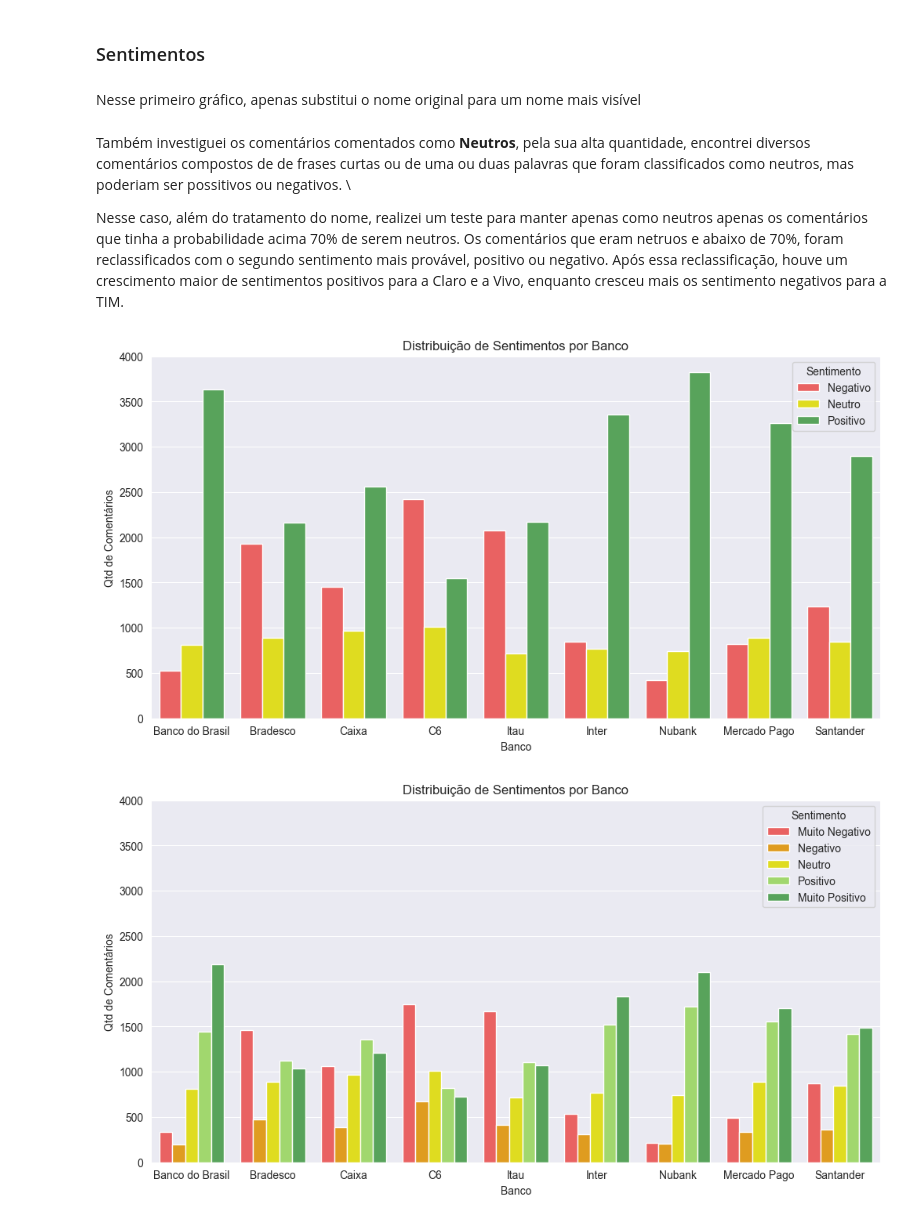
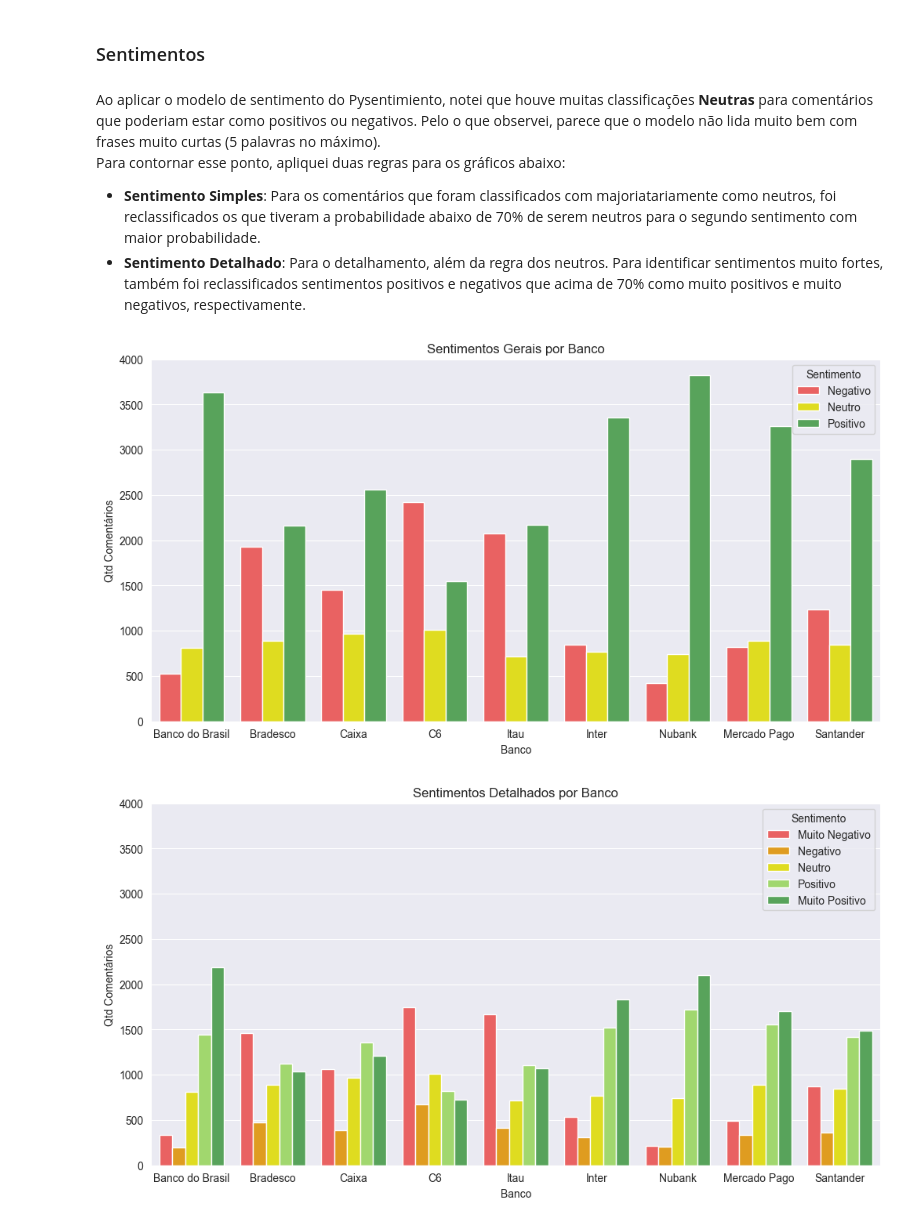
Before and after one commit to PedroReste/analises_e_insights, a Jupyter notebook: sentimentos_e_temas_de_comentarios_de_apps/notebook_bancos.ipynb, the cells around one changed output. Saved outputs shown, nothing was run; the diff lists cells and outputs as text; code cells hidden in the pictures.

```diff
--- a/sentimentos_e_temas_de_comentarios_de_apps/notebook_bancos.ipynb
+++ b/sentimentos_e_temas_de_comentarios_de_apps/notebook_bancos.ipynb
@@ -257,5 +277,3 @@ df.to_csv("comentarios_bancos_processados.csv", index=False)
-# %%
-df = pd.read_csv("comentarios_bancos_processados.csv")
 # %%
 #data início
 print("Data mínima da Banco do Brasil: ", df[df['app']=='Banco do Brasil']['date'].min())
@@ -328,13 +346,11 @@ df_tema
 | 8 | Santander | 5000 | 0.18 |
 # %% [markdown]
 ### Sentimentos
-# %% [markdown]
-Nesse primeiro gráfico, apenas substitui o nome original para um nome mais visível
 # %% [markdown]
-Também investiguei os comentários comentados como **Neutros**, pela sua alta quantidade, encontrei diversos comentários compostos de de frases curtas ou de uma ou duas palavras que foram classificados como neutros, mas poderiam ser possitivos ou negativos. \
-
-Nesse caso, além do tratamento do nome, realizei um teste para manter apenas como neutros apenas os comentários que tinha a probabilidade acima 70% de serem neutros. Os comentários que eram netruos e abaixo de 70%, foram reclassificados com o segundo sentimento mais provável, positivo ou negativo.
-Após essa reclassificação, houve um crescimento maior de sentimentos positivos para a Claro e a Vivo, enquanto cresceu mais os sentimento negativos para a TIM.
+Ao aplicar o modelo de sentimento do Pysentimiento, notei que houve muitas classificações **Neutras** para comentários que poderiam estar como positivos ou negativos. Pelo o que observei, parece que o modelo não lida muito bem com frases muito curtas (5 palavras no máximo).
+Para contornar esse ponto, apliquei duas regras para os gráficos abaixo:
+- **Sentimento Simples**: Para os comentários que foram classificados com majoriatariamente como neutros, foi reclassificados os que tiveram a probabilidade abaixo de 70% de serem neutros para o segundo sentimento com maior probabilidade.
+- **Sentimento Detalhado**: Para o detalhamento, além da regra dos neutros. Para identificar sentimentos muito fortes, também foi reclassificados sentimentos positivos e negativos que acima de 70% como muito positivos e muito negativos, respectivamente.
 # %%
 def map_sentiment(row, limiar_neu=0.7):
     sentiment = row.get('sentiment_output', '')
@@ -344,36 +360,36 @@ def map_sentiment(row, limiar_neu=0.7):
         return 'Positivo'
     elif sentiment == 'NEU':
         prob_pos = row.get('sentiment_POS', 0)
         prob_neu = row.get('sentiment_NEU', 0)
         prob_neg = row.get('sentiment_NEG', 0)
         if prob_neu >= limiar_neu:
             return "Neutro"
         return "Positivo" if prob_pos > prob_neg else "Negativo"
     else:
         return sentiment
 
 df['sentimento_simplificado'] = df.apply(map_sentiment, axis=1)
 
 sns.set_style("darkgrid")
 plt.figure(figsize=(12, 6))
 
 sns.countplot(
     data=df,
     x='app',
     hue='sentimento_simplificado',
     palette={'Negativo': '#FF4C4C', 'Neutro': '#FFFB00', 'Positivo': '#4CAF50'},
     hue_order=['Negativo', 'Neutro', 'Positivo']
 )
 
-plt.title("Distribuição de Sentimentos por Banco", loc="center")
+plt.title("Sentimentos Gerais por Banco", loc="center")
 plt.xlabel("Banco")
-plt.ylabel("Qtd de Comentários")
+plt.ylabel("Qtd Comentários")
 plt.ylim(0, 4000)
 plt.legend(title="Sentimento")
 
 plt.show()
 # %% [output]
-[figure, old version]
+[figure, new version]
 # %%
 def map_sentiment(row):
     sentiment = row['sentiment_output']
@@ -412,15 +428,15 @@ sns.countplot(
     hue_order=['Muito Negativo', 'Negativo', 'Neutro', 'Positivo', 'Muito Positivo']
 )
 
-plt.title("Distribuição de Sentimentos por Banco", loc="center")
+plt.title("Sentimentos Detalhados por Banco", loc="center")
 plt.xlabel("Banco")
-plt.ylabel("Qtd de Comentários")
+plt.ylabel("Qtd Comentários")
 plt.ylim(0, 4000)
 plt.legend(title="Sentimento")
 
 plt.show()
 # %% [output]
-[figure, old version]
+[figure, new version]
 # %%
 #Valores dos pontos com base na média de cada sentimento
 values_bb = df[df['app'] == 'Banco do Brasil'][['emotion_alegria', 'emotion_tristeza', 'emotion_raiva',
```
Also changed, not shown: parts of 26 cells of this notebook, 13 other files.
